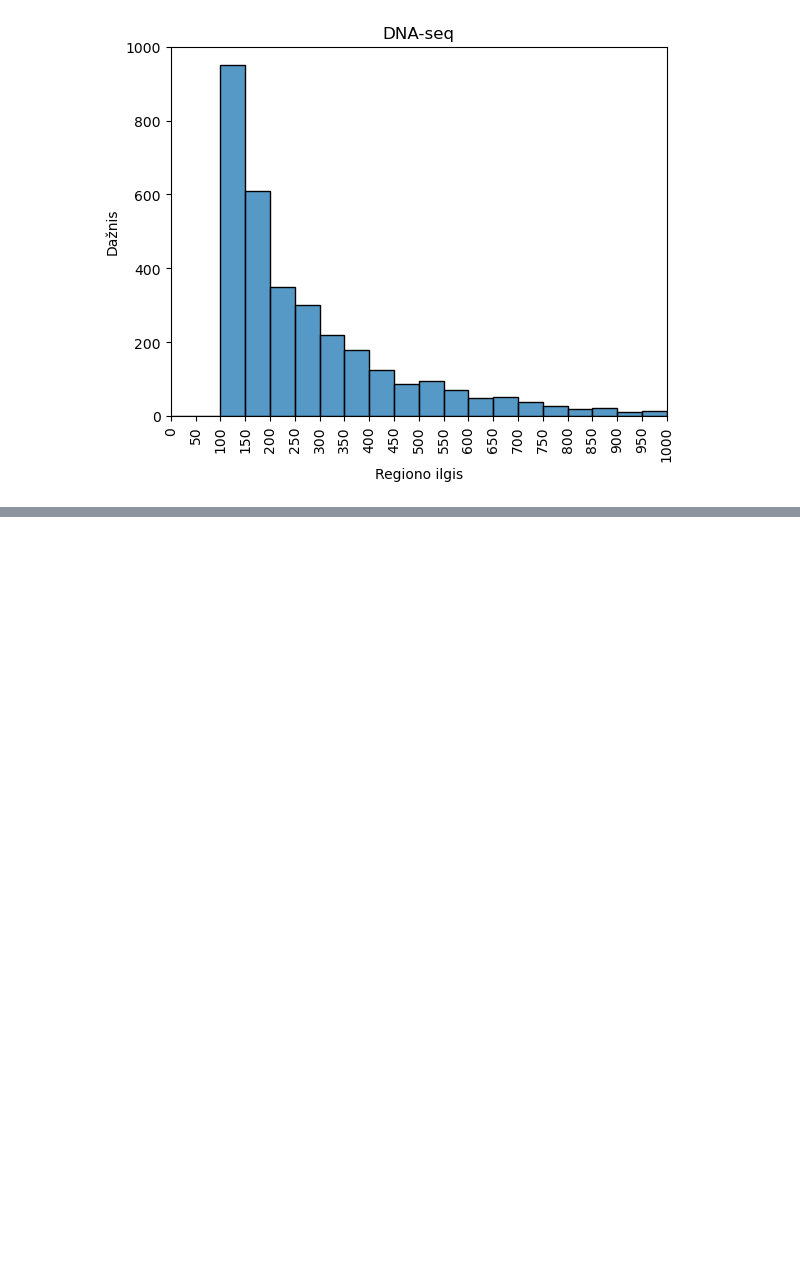
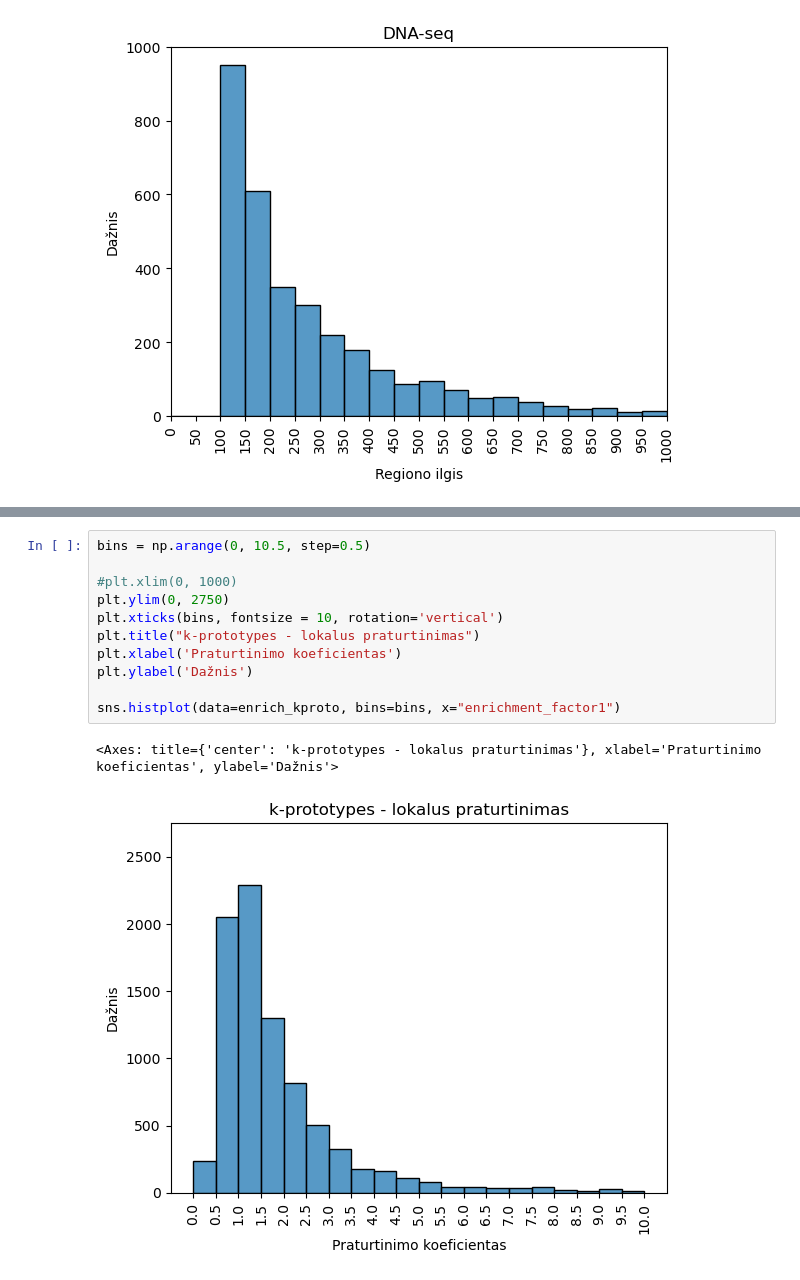
Before and after one commit to lu-kup/bio-baigiamasis, a Jupyter notebook: scripts/diagrams.ipynb, the cells around one changed output, grey strips where cells are left out. Cells and saved outputs as stored; diff of their text form; blank space fills up the shorter version.

```diff
--- a/scripts/diagrams.ipynb
+++ b/scripts/diagrams.ipynb
@@ -145,0 +209,14 @@ sns.histplot(data=df_dnase, bins=bins, x="Length")
+# %%
+bins = np.arange(0, 10.5, step=0.5)
+
+#plt.xlim(0, 1000)
+plt.ylim(0, 2750)
+plt.xticks(bins, fontsize = 10, rotation='vertical')
+plt.title("k-prototypes - lokalus praturtinimas")
+plt.xlabel('Praturtinimo koeficientas')
+plt.ylabel('Dažnis')
+
+sns.histplot(data=enrich_kproto, bins=bins, x="enrichment_factor1")
+# %% [output]
+<Axes: title={'center': 'k-prototypes - lokalus praturtinimas'}, xlabel='Praturtinimo koeficientas', ylabel='Dažnis'>
+[figure, added]
```
Also changed, not shown: parts of 10 cells of this notebook, 1 other file.
